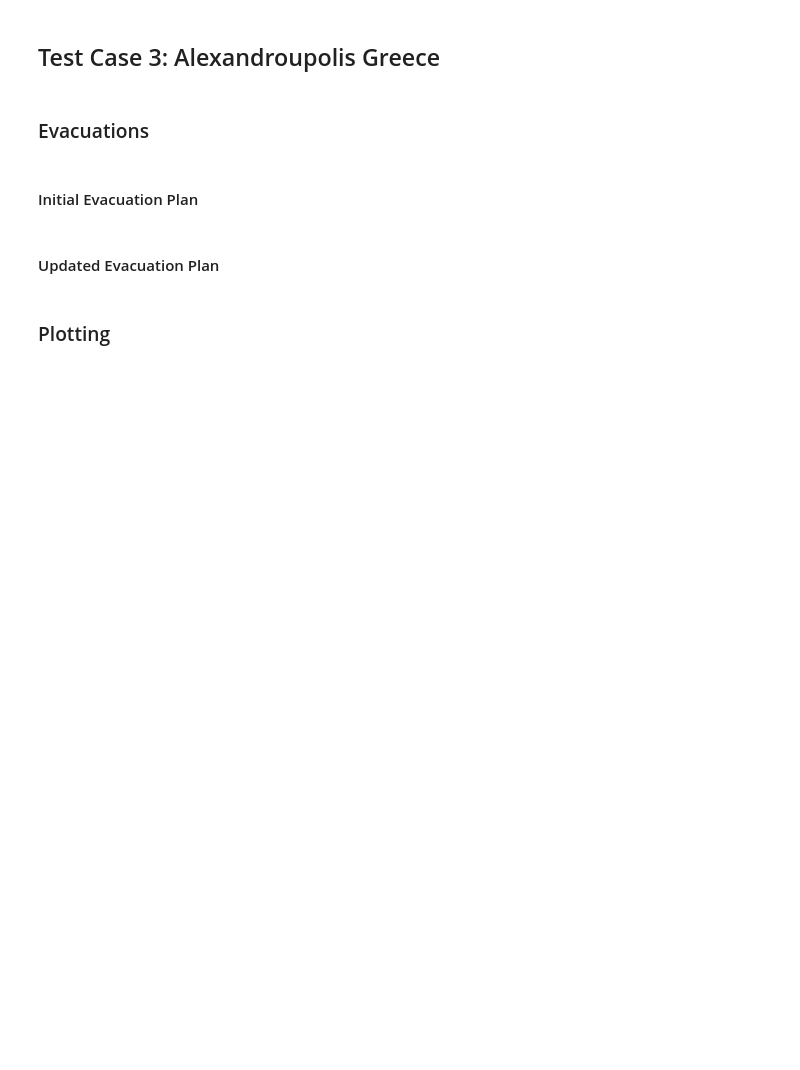
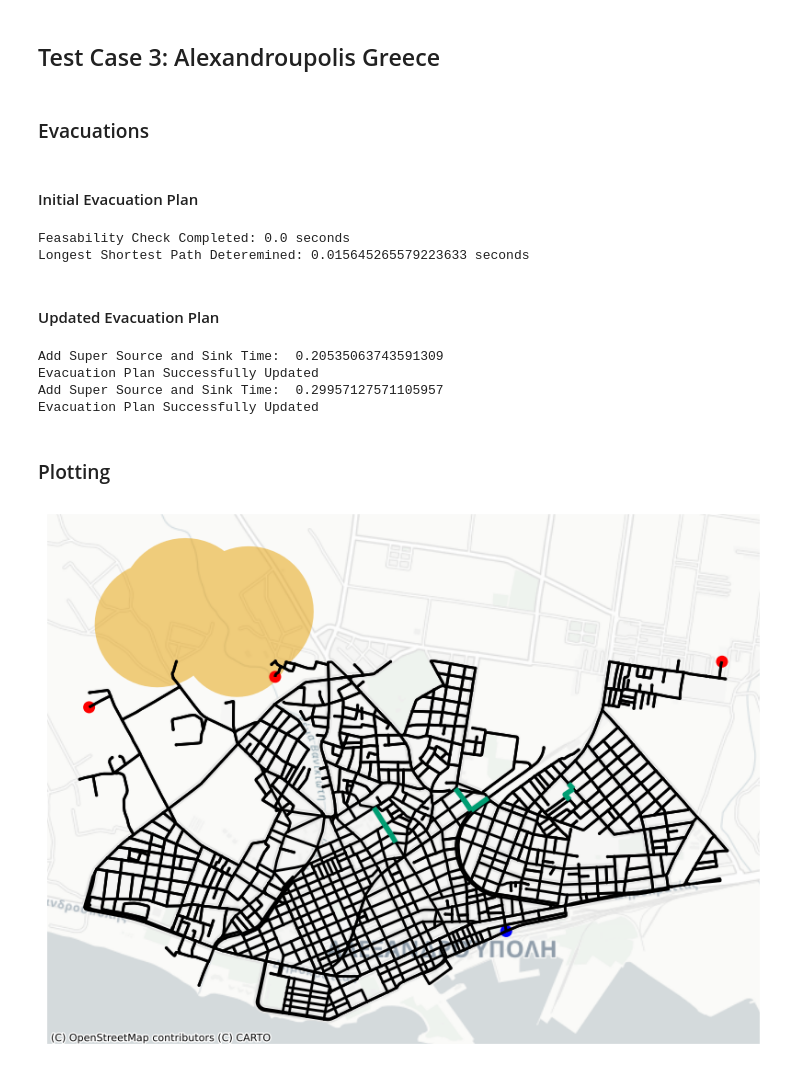
Before and after one commit to DillWithIt77/Fire_Evac_F22, a Jupyter notebook: Examples.ipynb, the cells around one changed output. Saved outputs shown, nothing was run; the diff lists cells and outputs as text; code cells hidden in the pictures; blank space fills up the shorter version.

```diff
--- a/Examples.ipynb
+++ b/Examples.ipynb
@@ -217,21 +237,28 @@ plt.show()
 #### Initial Evacuation Plan
 # %%
 location_3 = ox.geocode_to_gdf("Alexandroupolis Greece")
-sup_dem_nodes_3 = [(1429,1500),(1360,2500),(1345,1000),(10,-5000)]
-G_3 = ex.construct_orig_graph(location_3,sup_dem_nodes_3, distance = 5000)
-fire_origin_radii_3 = [(40.870672, 25.841544, 0.1), (40.877797, 25.845477, 0.2), (40.884672, 25.859978,0.25)]
+sup_dem_nodes_3 = [(1013,1500),(1042,2500),(1031,1000),(10,-5000)]
+# sup_dem_nodes_3 = [(1429,1500),(1360,2500),(1345,1000),(10,-5000)]
+G_3 = ex.construct_orig_graph(location_3,sup_dem_nodes_3,distance = 2000)
+fire_origin_radii_3 = [(40.864346, 25.863716, 0.1), (40.864801, 25.859081, 0.1), (40.862659, 25.862857,0.06), (40.863632,25.857021,0.09)]
+# fire_origin_radii_3 = [(40.870672, 25.841544, 0.1), (40.877797, 25.845477, 0.2), (40.884672, 25.859978,0.25)]
 
-num_time_ints_3, max_flow_3, flow_dict_3, ten_s_t_flow_3, ten_s_t_3, rmvd_nodes_mat_3, edge_dist_mat_3, fire_poly_mat_3 = ex.det_num_int(G_3, 1000, fire_origin_radii_3)
+num_time_ints_3, max_flow_3, flow_dict_3, ten_s_t_flow_3, ten_s_t_3, rmvd_nodes_mat_3, edge_dist_mat_3, fire_poly_mat_3 = ex.det_num_int(G_3, 1000, fire_origin_radii_3, verbose = True)
 print('Number of Time Intervals:',num_time_ints_3)
 print('Flow Value:', max_flow_3)
+# %% [output]
+Feasability Check Completed: 0.0 seconds
+Longest Shortest Path Deteremined: 0.015645265579223633 seconds
 # %% [markdown]
 #### Updated Evacuation Plan
 # %%
 ### 2 Updates
 time_ints_3 = [5,15]
 fire_times_3 = [10,20]
-fires = [[(40.870672, 25.841544, 0.2), (40.877797, 25.845477, 0.3), (40.884672, 25.859978,0.35)],
-         [(40.870672, 25.841544, 0.25), (40.877797, 25.845477, 0.35), (40.884672, 25.859978,0.5), (40.877326, 25.921328,0.45)]]
+fires = [[(40.864346, 25.863716, 0.2), (40.858374, 25.859081, 0.25), (40.854479, 25.859939,0.3)],
+         [(40.864346, 25.863716, 0.25), (40.858374, 25.859081, 0.3), (40.854479, 25.859939,0.35), (40.862464, 25.881569, 0.3)]]
+# fires = [[(40.870672, 25.841544, 0.2), (40.877797, 25.845477, 0.3), (40.884672, 25.859978,0.35)],
+#          [(40.870672, 25.841544, 0.25), (40.877797, 25.845477, 0.35), (40.884672, 25.859978,0.5), (40.877326, 25.921328,0.45)]]
 nodes_mat = rmvd_nodes_mat_3.copy()
 edges_mat = edge_dist_mat_3.copy()
 fire_mat = fire_poly_mat_3.copy()
@@ -259,10 +286,15 @@ for i in range(len(time_ints_3)):
     edges_mat = edge_dist_mat_update_3.copy()
     fire_mat = fire_mat_poly_update_3.copy()
 colored_max_flow_ten_merg_3 = ex.color_max_flow(orig_net.copy(),flow)
+# %% [output]
+Add Super Source and Sink Time:  0.20535063743591309
+Evacuation Plan Successfully Updated
+Add Super Source and Sink Time:  0.29957127571105957
+Evacuation Plan Successfully Updated
 # %% [markdown]
 ### Plotting
 # %%
-end_time_int = 58
+end_time_int = 30
 orig_graph = G_3
 
 ##### for orignal evac plan plots
@@ -277,7 +309,7 @@ flow_graph = ten_s_t_flow_3
 orig_nodes_len =len(orig_graph.nodes)
 flow_edges = [(x[0],x[1]) for x in flow_graph.edges(data = True) if flow_graph[x[0]][x[1]]['color'] == (1,0,0)]
 flow_edges.sort(key=lambda tup: tup[0])
-orig_flow_edges = ex.flow_at_time_int(flow_graph, flow_edges, orig_graph, end_time_int+1)
+orig_flow_edges = ex.flow_at_time_int(flow_graph, flow_edges, orig_graph, end_time_int+1, start_tome = 1)
 sup_dem_colors=['blue' if y['sup_dem'] < 0 else 'red' if y['sup_dem'] > 0 else 'black' for x,y in orig_graph.nodes(data=True)]
 size =[ 70 if y['sup_dem'] != 0 else 2 for x,y in orig_graph.nodes(data=True)]
 
@@ -296,30 +328,32 @@ fig, ax= plt.subplots(figsize=(10, 10))
 # ax.set_ylim(4994250, 4995800)  # Set y-axis limits
 
 gwm_edges.plot(figsize=(10, 10), alpha=1, edgecolor = 'k',linewidth = 2, ax = ax)
 
 for edge in orig_flow_edges:
     gdf_selected_edge = gwm_edges[gwm_edges.index.isin([edge])]
     gdf_selected_edge.plot(ax=ax, color='#009E73', linewidth=4)
 
 if fire[end_time_int].geom_type == 'Polygon':
     ext = gpd.GeoSeries(fire[end_time_int])
     ext.crs = orig_crs
     gdf = gpd.GeoDataFrame(geometry=ext).to_crs(epsg=3857)
     x,y = Polygon(gdf['geometry'].iloc[0]).exterior.xy
     ax.fill(x,y,'#E69F00', alpha = 0.5)
 else:
     for geom in fire[end_time_int].geoms:
         ext = gpd.GeoSeries(geom)
         ext.crs = orig_crs
         gdf = gpd.GeoDataFrame(geometry=ext).to_crs(epsg=3857)
         xs, ys = Polygon(gdf['geometry'].iloc[0]).exterior.xy
         ax.fill(xs, ys, alpha=0.5, fc='#E69F00', ec='none')
 
 
 gwm_nodes.plot(figsize=(10, 10), alpha=1, color = [sup_dem_colors[node] for node in gwm_nodes.index],
                markersize = [size[node] for node in gwm_nodes.index] ,ax=ax)
 #### map as background
 cx.add_basemap(ax, source = cx.providers.CartoDB.Positron)
 
 ax.axis('off')
 plt.show()
+# %% [output]
+[figure, added]
```
Also changed, not shown: parts of 5 cells of this notebook, 2 other files.
